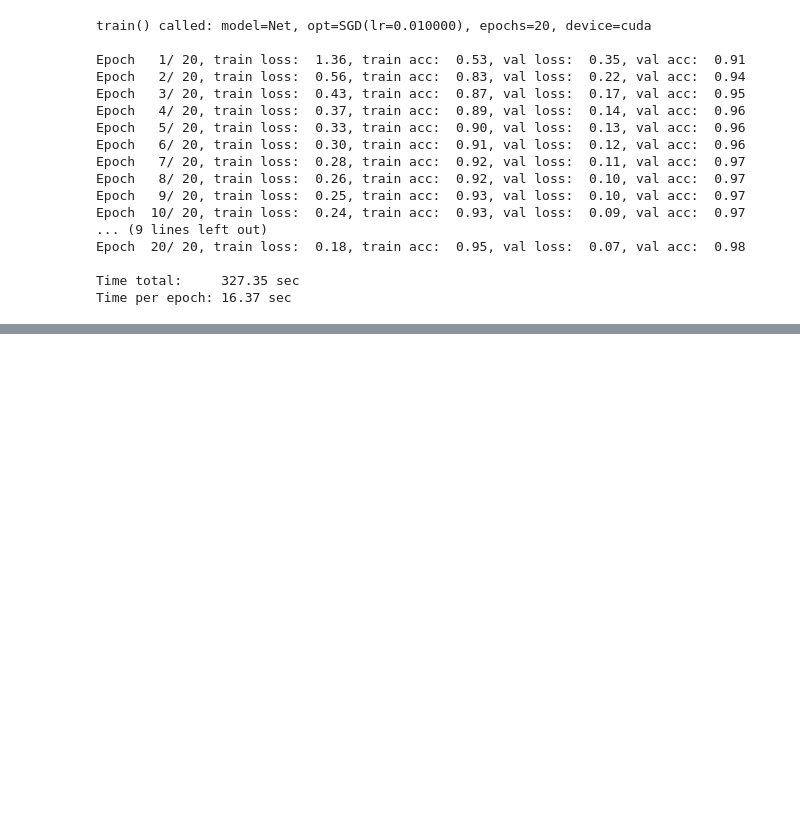
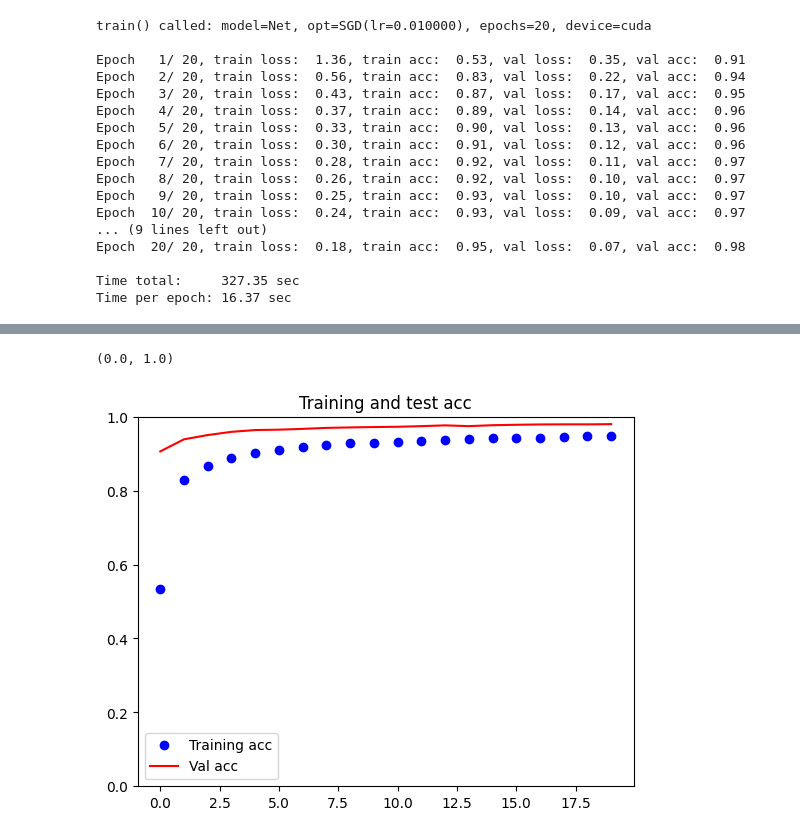
Before and after one commit to josegemez/pytorch_mnist, a Jupyter notebook: mnist.ipynb, the cells around one changed output, grey strips where cells are left out. Drawn from its saved outputs; the diff is of its cells as text; code cells hidden in the pictures; blank space fills up the shorter version.

```diff
--- a/mnist.ipynb
+++ b/mnist.ipynb
@@ -332,8 +320,10 @@ plt.ylim([0, 3])
 # %%
 fig = plt.figure()
-epochs = len(train_loss)
 plt.plot(range(len(history['acc'])), history['acc'], 'bo', label='Training acc')
 plt.plot(range(len(history['val_acc'])), history['val_acc'], c="red",label='Val acc')
 plt.title('Training and test acc')
 plt.legend()
 plt.ylim([0, 1])
+# %% [output]
+(0.0, 1.0)
+[figure, added]
```
Also changed, not shown: parts of 14 cells of this notebook.
